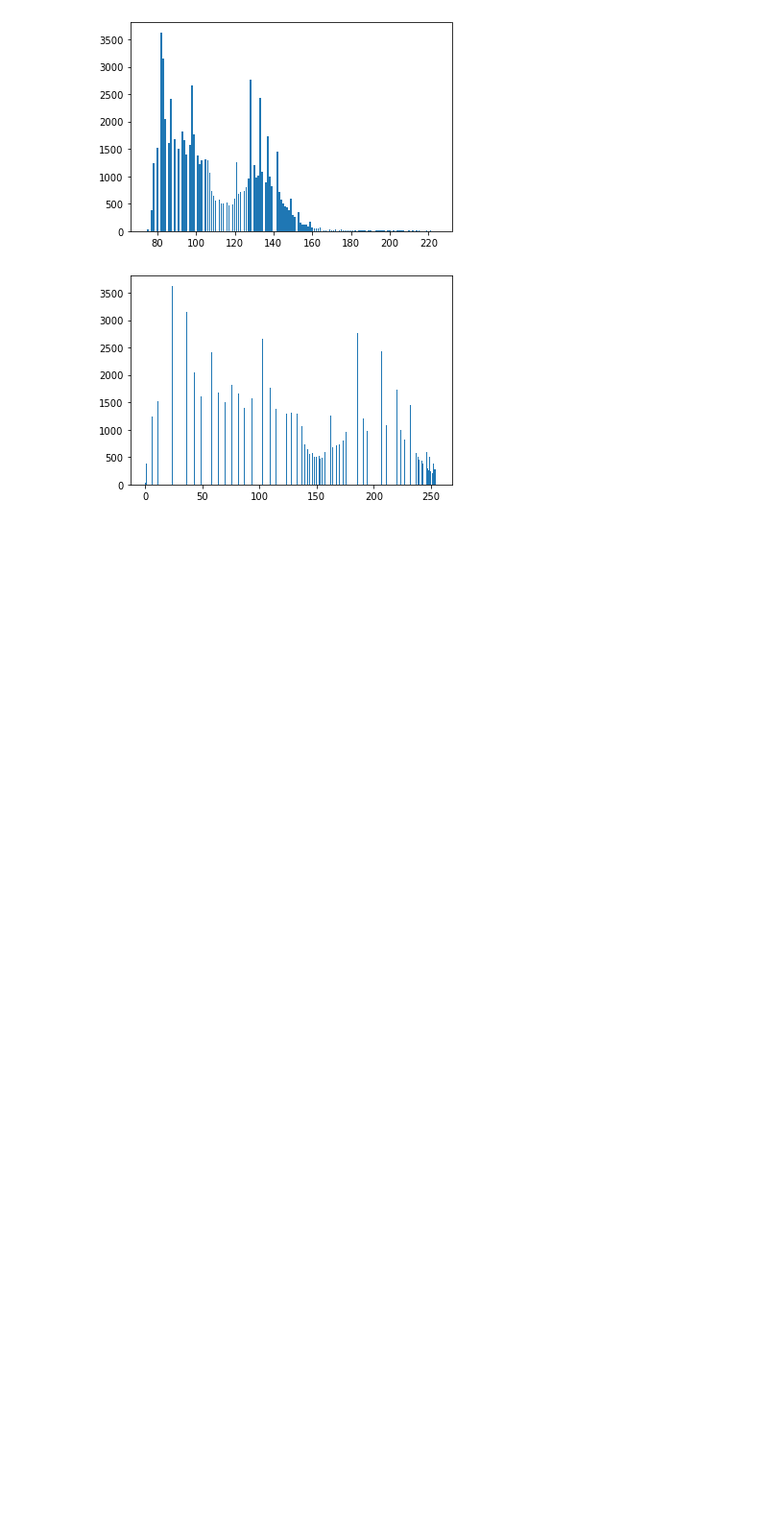
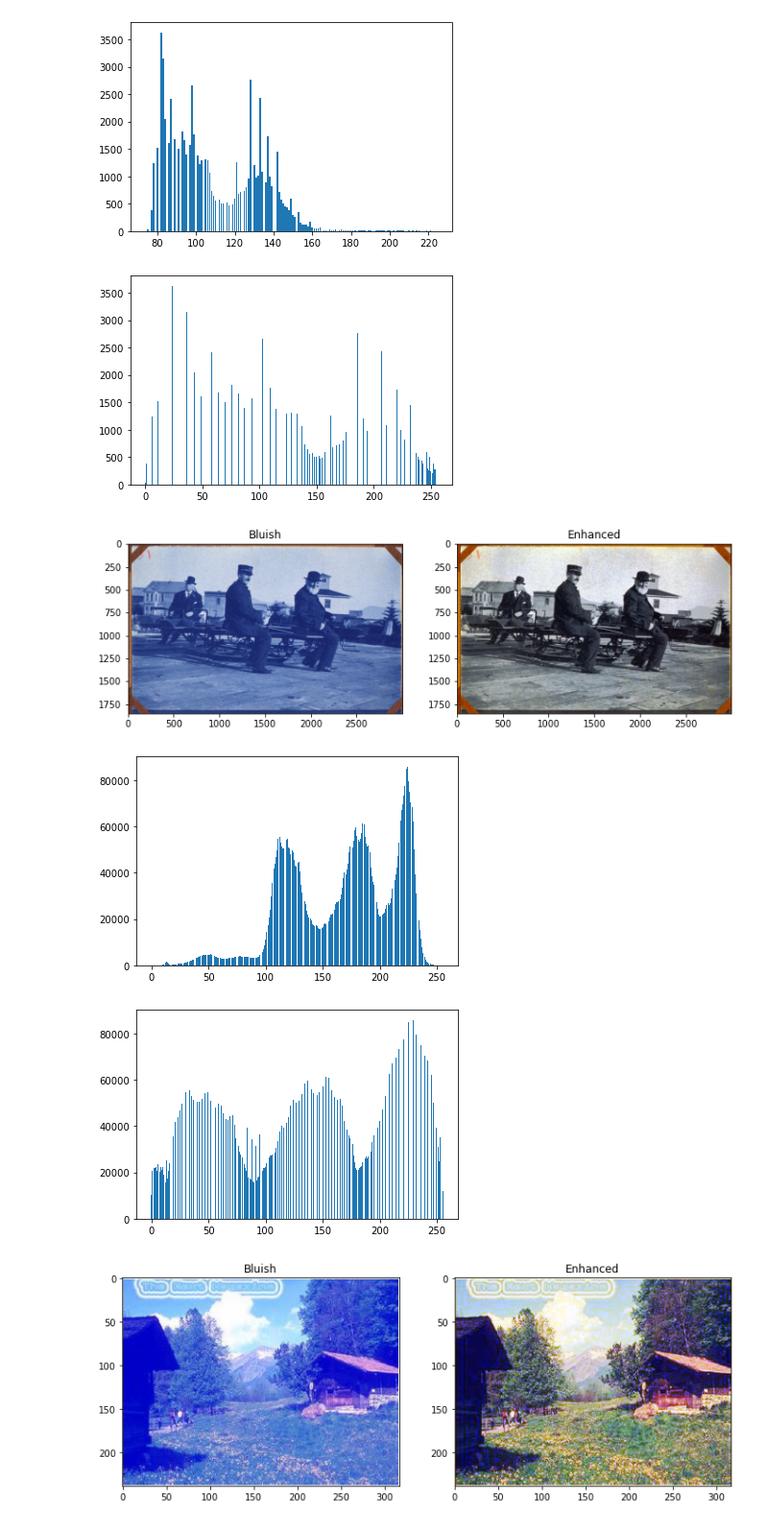
Before and after one commit to norhanreda/solutions-of-image-processing-labs, a Jupyter notebook: lab4/lab04-ContrastEnhancement-std/Lab4/Lab4_STD.ipynb, the cells around one changed output. Shown at 96% size. Saved outputs shown, nothing was run; the diff lists cells and outputs as text; code cells hidden in the pictures; blank space fills up the shorter version.

Commit message:
adding extra bluish removal

```diff
--- a/lab4/lab04-ContrastEnhancement-std/Lab4/Lab4_STD.ipynb
+++ b/lab4/lab04-ContrastEnhancement-std/Lab4/Lab4_STD.ipynb
@@ -269,3 +269,29 @@ test_Histogram_Equalization('imgs/pout.tif')
 [figure]
 [figure]
 [figure]
+# %%
+'''
+bluish
+'''
+def eliminate_bluish(img):
+    enhanced=np.copy(img)
+    enhanced[:, :, 2] = Histogram_Equalization(enhanced[:, :, 2])
+    # enhanced[:, :, 1] = Histogram_Equalization(enhanced[:, :, 1])
+    # enhanced[:, :, 0] = Histogram_Equalization(enhanced[:, :, 0])
+    return enhanced
+
+def test_eliminate_bluish(img_path):
+  Bluish=io.imread(img_path)
+  Enhanced=eliminate_bluish(Bluish)
+  show_images([Bluish, Enhanced], ['Bluish', 'Enhanced'])
+  showHist(Bluish[:,:,2])
+  showHist(Enhanced[:,:,2])
+
+
+test_eliminate_bluish('1.jpg')
+test_eliminate_bluish('2.jpg')
+# %% [output]
+[figure, added]
+[figure, added]
+[figure, added]
+[figure, added]
```
Also changed, not shown: parts of 2 cells of this notebook.
